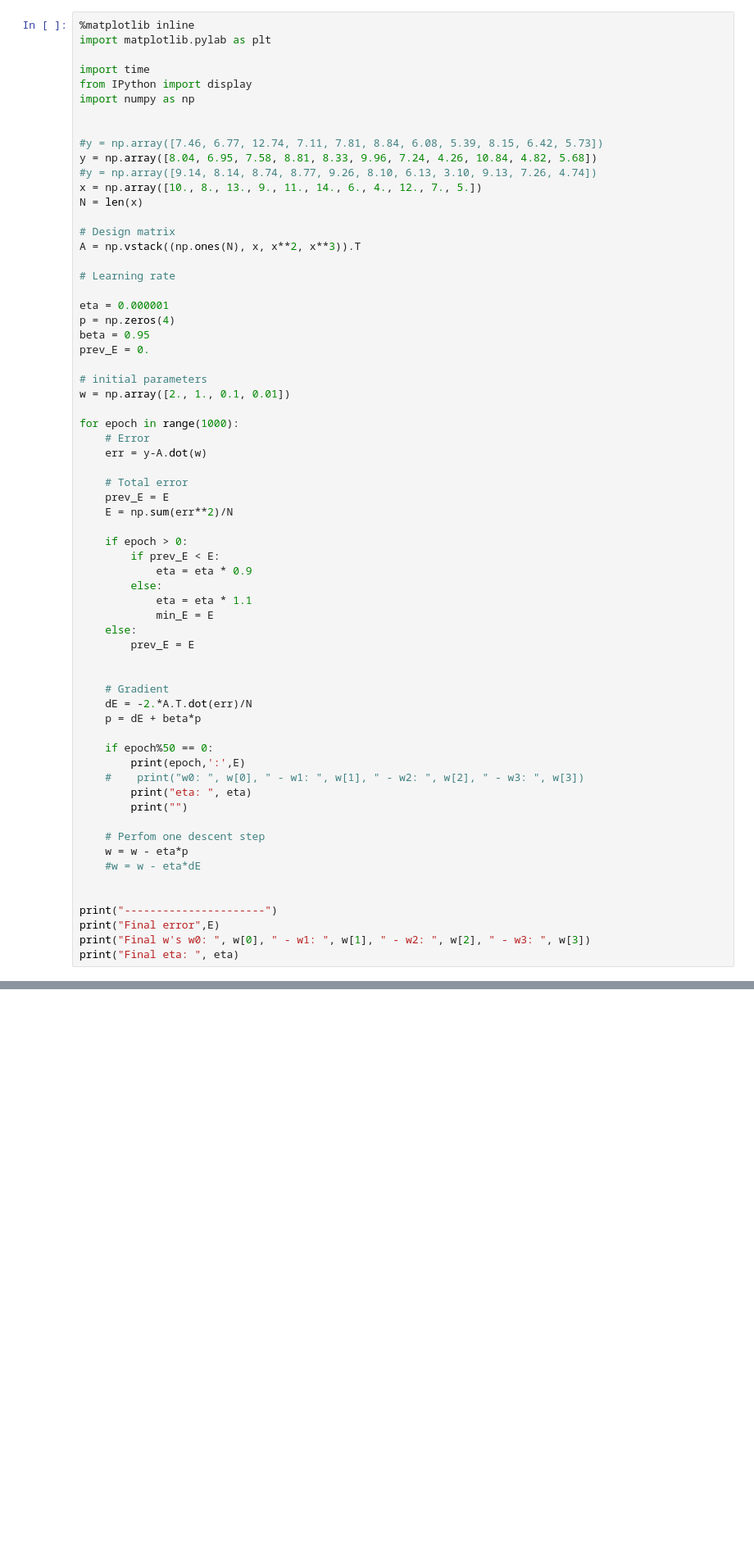
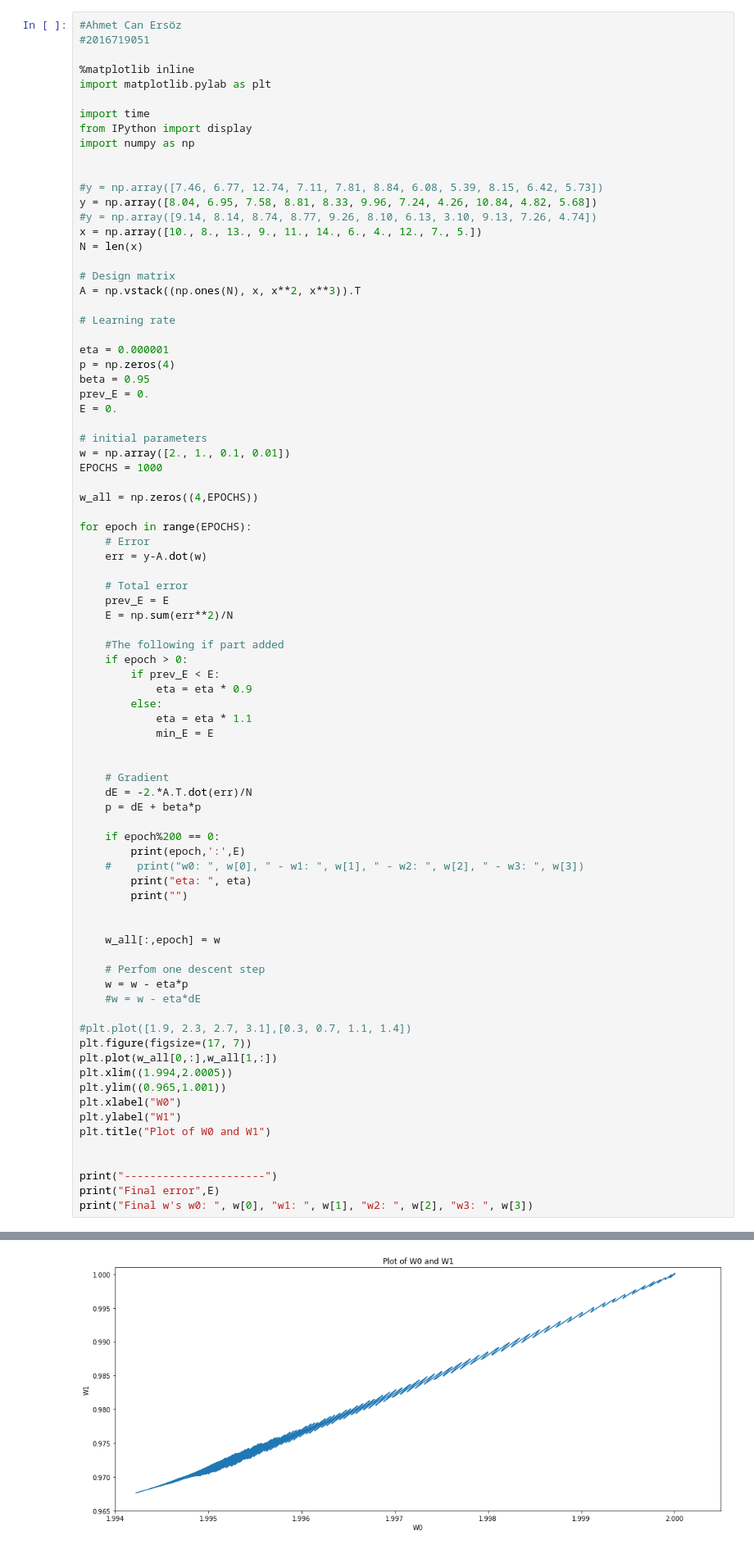
Before and after one commit to SWE582-Fall-2017-Bogazici/assignment2-acersoz, a Jupyter notebook: Assignment2.ipynb, the cells around one changed output, grey strips where cells are left out. Shown at 82% size. Saved outputs shown, nothing was run; the diff lists cells and outputs as text; blank space fills up the shorter version.

```diff
--- a/Assignment2.ipynb
+++ b/Assignment2.ipynb
@@ -1,4 +1,7 @@
 # %%
+#Ahmet Can Ersöz
+#2016719051
+
 %matplotlib inline
 import matplotlib.pylab as plt
 
@@ -22,11 +25,15 @@ eta = 0.000001
 p = np.zeros(4)
 beta = 0.95
 prev_E = 0.
+E = 0.
 
 # initial parameters
 w = np.array([2., 1., 0.1, 0.01])
+EPOCHS = 1000
 
-for epoch in range(1000):
+w_all = np.zeros((4,EPOCHS))
+
+for epoch in range(EPOCHS):
     # Error
     err = y-A.dot(w)
 
@@ -34,35 +41,45 @@ for epoch in range(1000):
     prev_E = E
     E = np.sum(err**2)/N
 
+    #The following if part added
     if epoch > 0:
         if prev_E < E:
             eta = eta * 0.9
         else:
             eta = eta * 1.1
             min_E = E
-    else:
-        prev_E = E
 
 
     # Gradient
     dE = -2.*A.T.dot(err)/N
     p = dE + beta*p
 
-    if epoch%50 == 0:
+    if epoch%200 == 0:
         print(epoch,':',E)
     #    print("w0: ", w[0], " - w1: ", w[1], " - w2: ", w[2], " - w3: ", w[3])
         print("eta: ", eta)
         print("")
 
+
+    w_all[:,epoch] = w
+
     # Perfom one descent step
     w = w - eta*p
     #w = w - eta*dE
 
+#plt.plot([1.9, 2.3, 2.7, 3.1],[0.3, 0.7, 1.1, 1.4])
+plt.figure(figsize=(17, 7))
+plt.plot(w_all[0,:],w_all[1,:])
+plt.xlim((1.994,2.0005))
+plt.ylim((0.965,1.001))
+plt.xlabel("W0")
+plt.ylabel("W1")
+plt.title("Plot of W0 and W1")
+
 
 print("----------------------")
 print("Final error",E)
-print("Final w's w0: ", w[0], " - w1: ", w[1], " - w2: ", w[2], " - w3: ", w[3])
-print("Final eta: ", eta)
+print("Final w's w0: ", w[0], "w1: ", w[1], "w2: ", w[2], "w3: ", w[3])
 # %% [output]
 0 : 764.987381818
 eta:  1e-06
@@ -83,0 +102 @@ Final eta:  1.2118733898512777e-07
+[figure, added]
```
Also changed, not shown: parts of 2 cells of this notebook.
